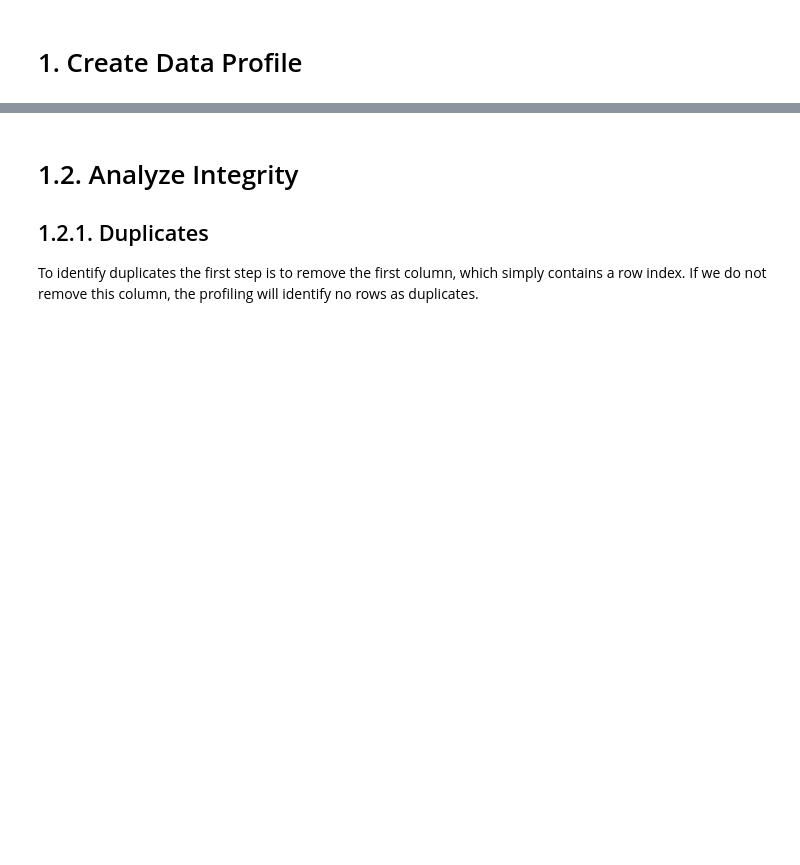
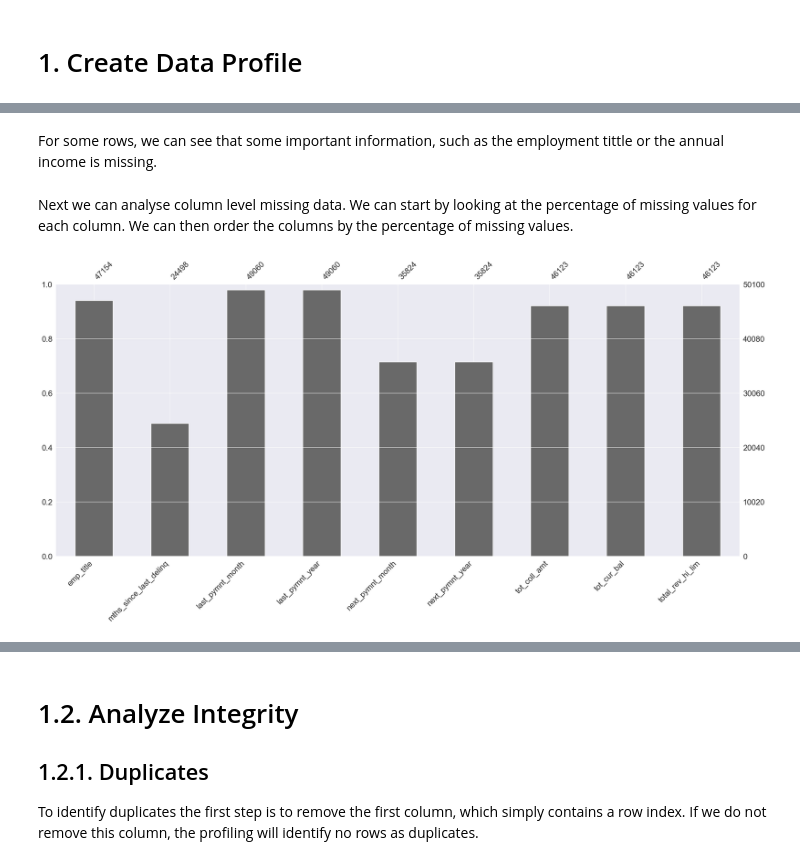
Before and after one commit to ykipfer/data_wrangling_testat, a Jupyter notebook: identify_dq_issues.ipynb, the cells around one changed output, grey strips where cells are left out. Drawn from its saved outputs; the diff is of its cells as text; code cells hidden in the pictures; blank space fills up the shorter version.

```diff
--- a/identify_dq_issues.ipynb
+++ b/identify_dq_issues.ipynb
@@ -37,0 +80,23 @@ profile.to_file(output_file='output/profile/loan_data_profile.html')
+# %% [markdown]
+For some rows, we can see that some important information, such as the employment tittle or the annual income is missing.
+# %% [markdown]
+Next we can analyse column level missing data. We can start by looking at the percentage of missing values for each column. We can then order the columns by the percentage of missing values.
+# %%
+def plot_missing_data(df):
+    """ plot Columns with Missing Values and Their Data Types
+        Parameters:
+        -----------
+        df : pandas.DataFrame
+        The input DataFrame to analyze for missing values.
+        Returns:
+        --------
+        None
+    """
+    threshold = int(df.shape[0]/100)# 1percent
+    missing_counts = df.isnull().sum()
+    df_missing = df[missing_counts[missing_counts > threshold].index.tolist()]
+    msno.bar(df_missing)
+
+plot_missing_data(df)
+# %% [output]
+[figure, added]
```
Also changed, not shown: parts of 10 cells of this notebook.
